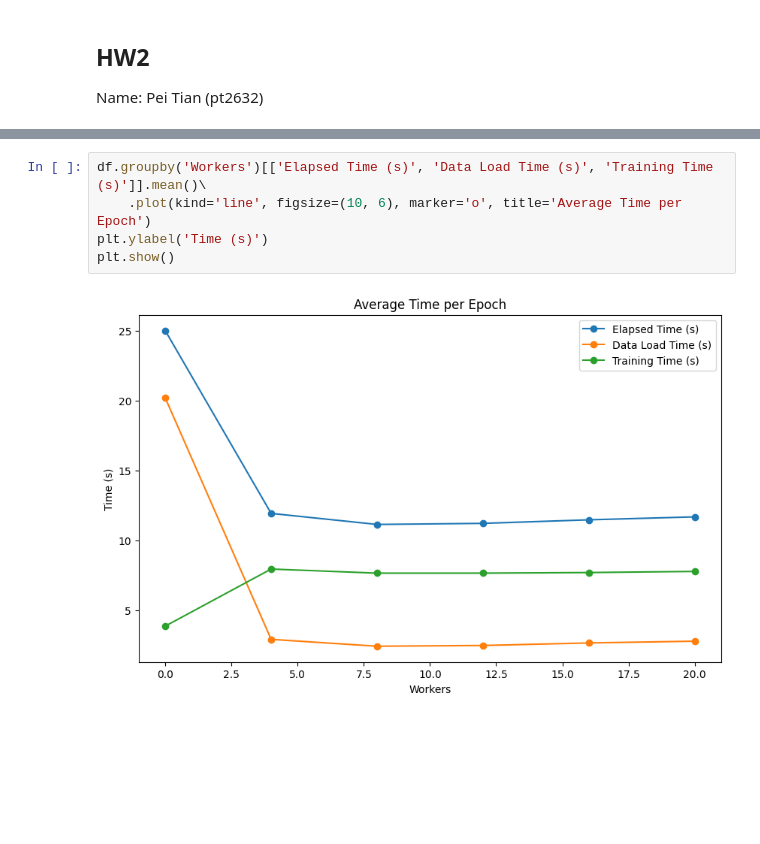
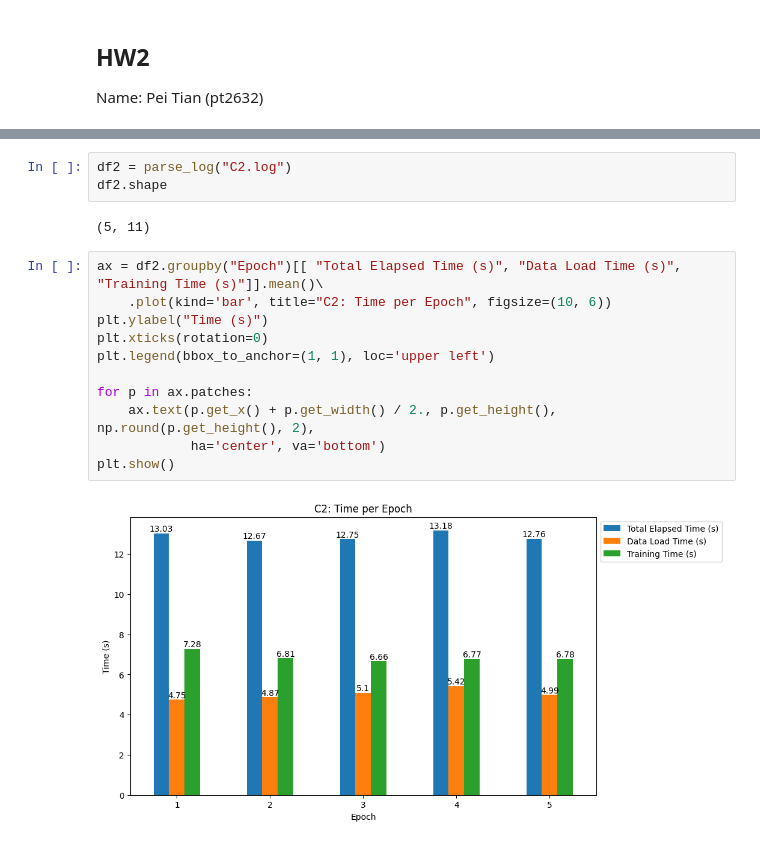
Before and after one commit to Tptrix29/COMS6998_HPML, a Jupyter notebook: hw2/HW2.ipynb, the cells around one changed output, grey strips where cells are left out. Cells and saved outputs as stored; diff of their text form; blank space fills up the shorter version.

```diff
--- a/hw2/HW2.ipynb
+++ b/hw2/HW2.ipynb
@@ -71,7 +68,18 @@ df.head()
+# %%
+df2 = parse_log("C2.log")
+df2.shape
+# %% [output]
+(5, 11)
 # %%
-df.groupby('Workers')[['Elapsed Time (s)', 'Data Load Time (s)', 'Training Time (s)']].mean()\
-    .plot(kind='line', figsize=(10, 6), marker='o', title='Average Time per Epoch')
-plt.ylabel('Time (s)')
+ax = df2.groupby("Epoch")[[ "Total Elapsed Time (s)", "Data Load Time (s)", "Training Time (s)"]].mean()\
+    .plot(kind='bar', title="C2: Time per Epoch", figsize=(10, 6))
+plt.ylabel("Time (s)")
+plt.xticks(rotation=0)
+plt.legend(bbox_to_anchor=(1, 1), loc='upper left')
+
+for p in ax.patches:
+    ax.text(p.get_x() + p.get_width() / 2., p.get_height(), np.round(p.get_height(), 2),
+            ha='center', va='bottom')
 plt.show()
 # %% [output]
-[figure, old version]
+[figure, new version]
```
Also changed, not shown: parts of 40 cells of this notebook, 35 other files.
